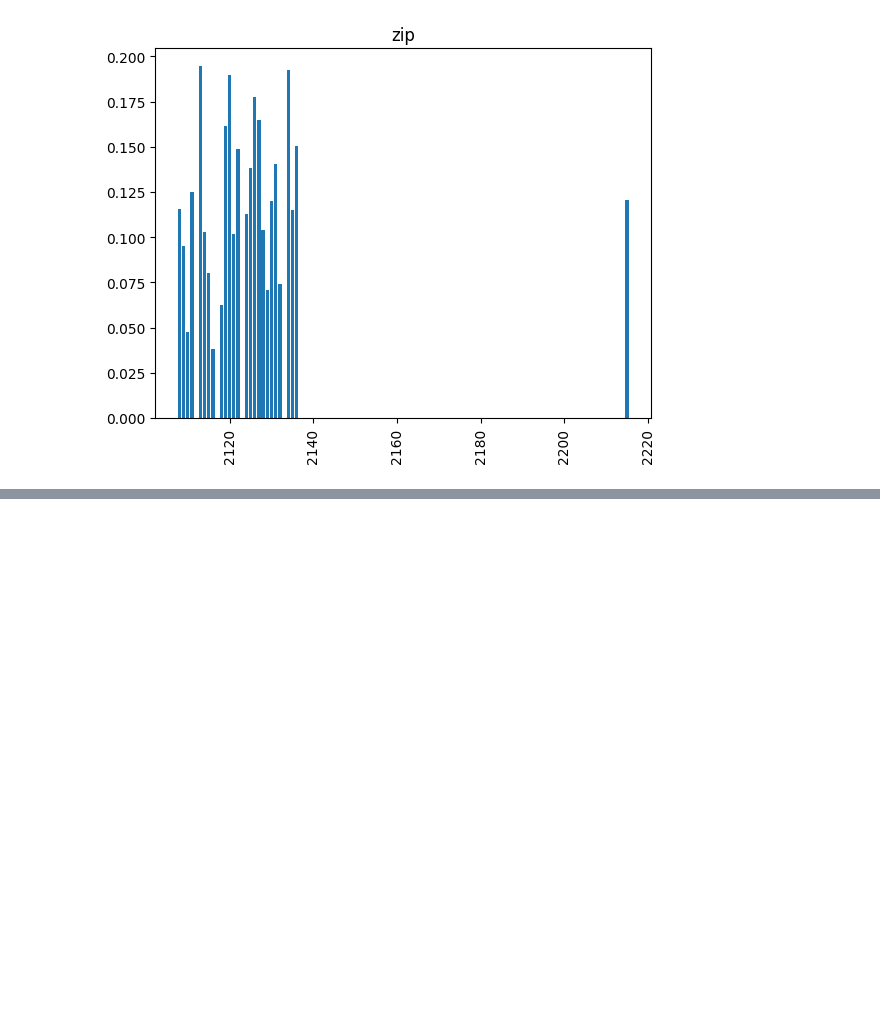
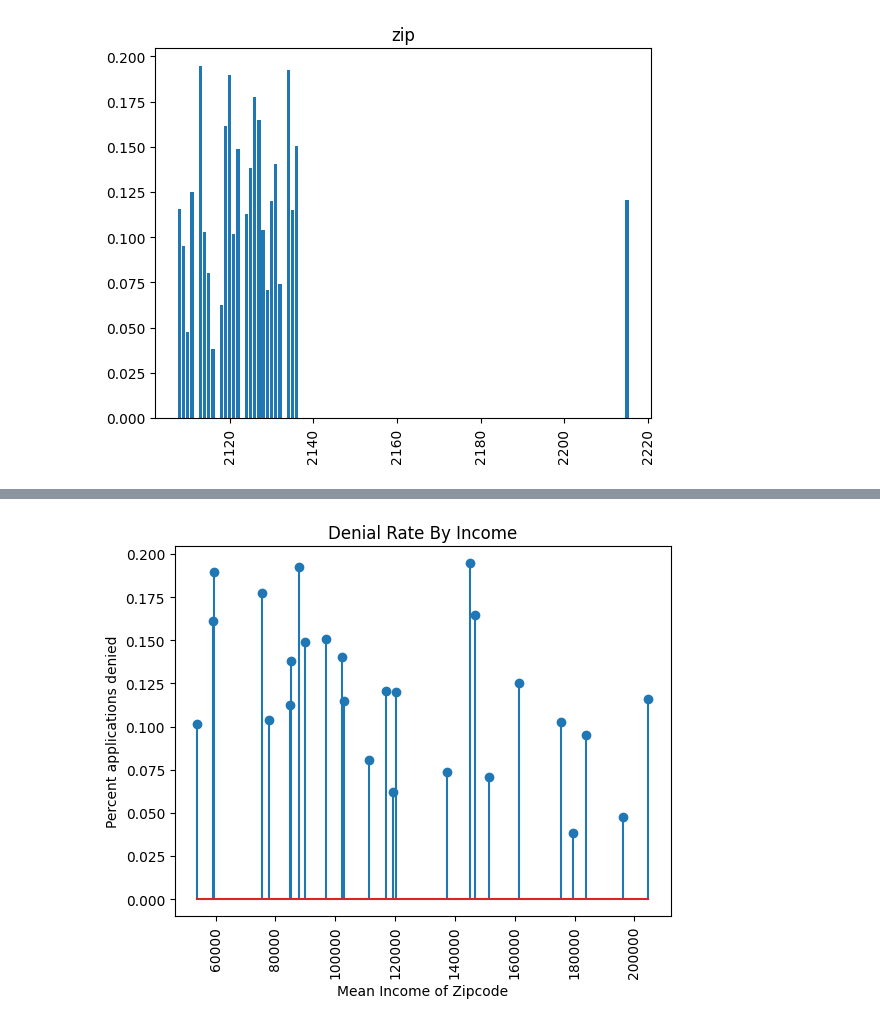
Before and after one commit to BU-Spark/ds-boston-permitting, a Jupyter notebook: fa23-team-f/workbooks/timevdo_workbook.ipynb, the cells around one changed output, grey strips where cells are left out. Cells and saved outputs as stored; diff of their text form; code cells hidden in the pictures; blank space fills up the shorter version.

Commit message:
Denial rate by income

```diff
--- a/fa23-team-f/workbooks/timevdo_workbook.ipynb
+++ b/fa23-team-f/workbooks/timevdo_workbook.ipynb
@@ -69,3 +70,7 @@ def count_labels_norm(df, column_name):
 count_labels_norm(denied_df, "zip")
 # %% [output]
 [figure]
+# %%
+census_df = pd.read_csv('../data/redistricting_data_tract20_nbhd_hhpopsize_ab-1.csv')
+voterdata_df = pd.read_csv('../data/VM2Uniform--MA--2021-01-19.tab', sep='\t', encoding='iso-8859-1', usecols=['Residence_Addresses_Zip', 'CommercialData_EstimatedHHIncomeAmount'])
+voterdata_df.head()
@@ -71,0 +84,34 @@ count_labels_norm(denied_df, "zip")
+# %%
+zip_income_data = zip(voterdata_df['Residence_Addresses_Zip'], voterdata_df['CommercialData_EstimatedHHIncomeAmount'])
+
+zip_to_mean_income = dict.fromkeys(voterdata_df['Residence_Addresses_Zip'], None)
+
+for zipcode, income in zip_income_data:
+    try:
+        if zip_to_mean_income[zipcode] is None:
+            zip_to_mean_income[zipcode] = []
+        if type(income) == str:
+            income = int(income[1:])
+            zip_to_mean_income[zipcode].append(income)
+    except:
+        pass
+
+for zipcode in zip_to_mean_income.keys():
+    if zip_to_mean_income[zipcode] is not None:
+        zip_to_mean_income[zipcode] = np.mean(zip_to_mean_income[zipcode])
+# %%
+labels = [label for label in list(set(denied_df['zip']))]
+y_vals = [
+    ((denied_df[denied_df['zip'] == label]['zip'].count()) / (appeals_df[appeals_df['zip'] == label].shape[0])) for label in labels
+]
+x_vals = [zip_to_mean_income[int(label)] for label in labels]
+
+# Note: see that most appeals are approved, < 1000 are denied or denied with prejudice
+plt.title("Denial Rate By Income")
+plt.ylabel("Percent applications denied")
+plt.xlabel("Mean Income of Zipcode")
+plt.stem(x_vals, y_vals)
+plt.xticks(rotation = 90)
+plt.show()
+# %% [output]
+[figure, added]
```
Also changed, not shown: parts of 6 cells of this notebook.
